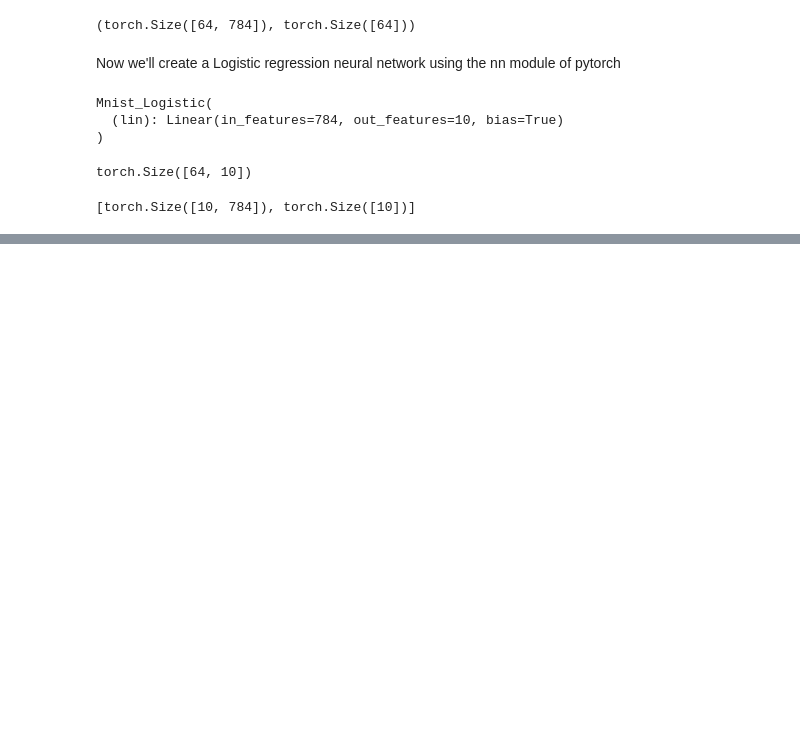
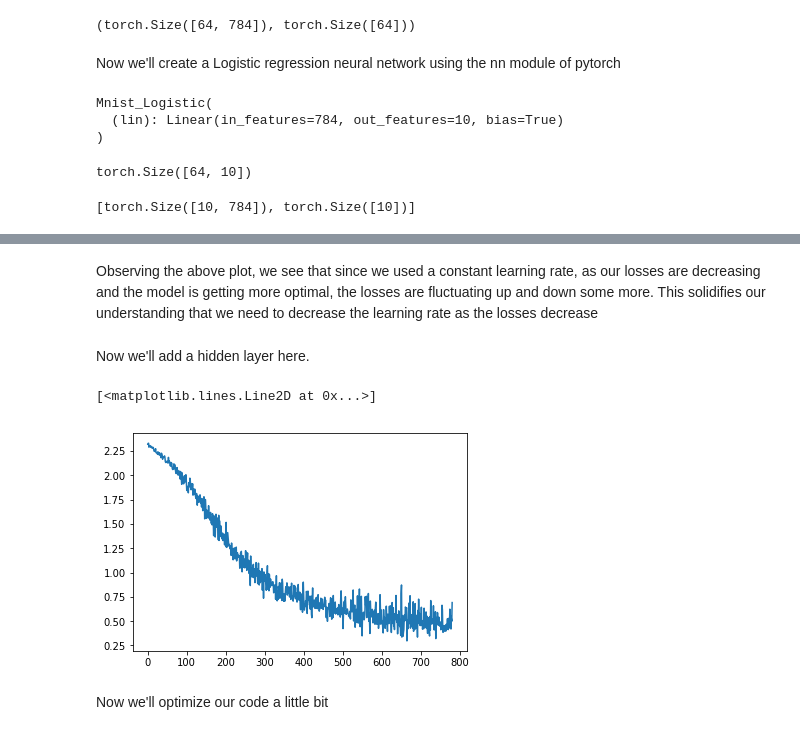
Before and after one commit to thelazyoxymoron/fastai-live-course, a Jupyter notebook: Lesson-5-sgd-mnist-experiments.ipynb, the cells around one changed output, grey strips where cells are left out. Saved outputs shown, nothing was run; the diff lists cells and outputs as text; code cells hidden in the pictures; blank space fills up the shorter version.

```diff
--- a/Lesson-5-sgd-mnist-experiments.ipynb
+++ b/Lesson-5-sgd-mnist-experiments.ipynb
@@ -140,0 +140,4 @@ plt.plot(losses)
+# %% [markdown]
+Observing the above plot, we see that since we used a constant learning rate, as our losses are decreasing and the model is getting more optimal, the losses are fluctuating up and down some more. This solidifies our understanding that we need to decrease the learning rate as the losses decrease
+# %% [markdown]
+Now we'll add a hidden layer here.
@@ -140,0 +157,9 @@ plt.plot(losses)
+# %%
+losses = [update_params(x, y, lr) for x, y in data.train_dl]
+# %%
+plt.plot(losses)
+# %% [output]
+[<matplotlib.lines.Line2D at 0x...>]
+[figure, added]
+# %% [markdown]
+Now we'll optimize our code a little bit
```
Also changed, not shown: parts of 23 cells of this notebook.
